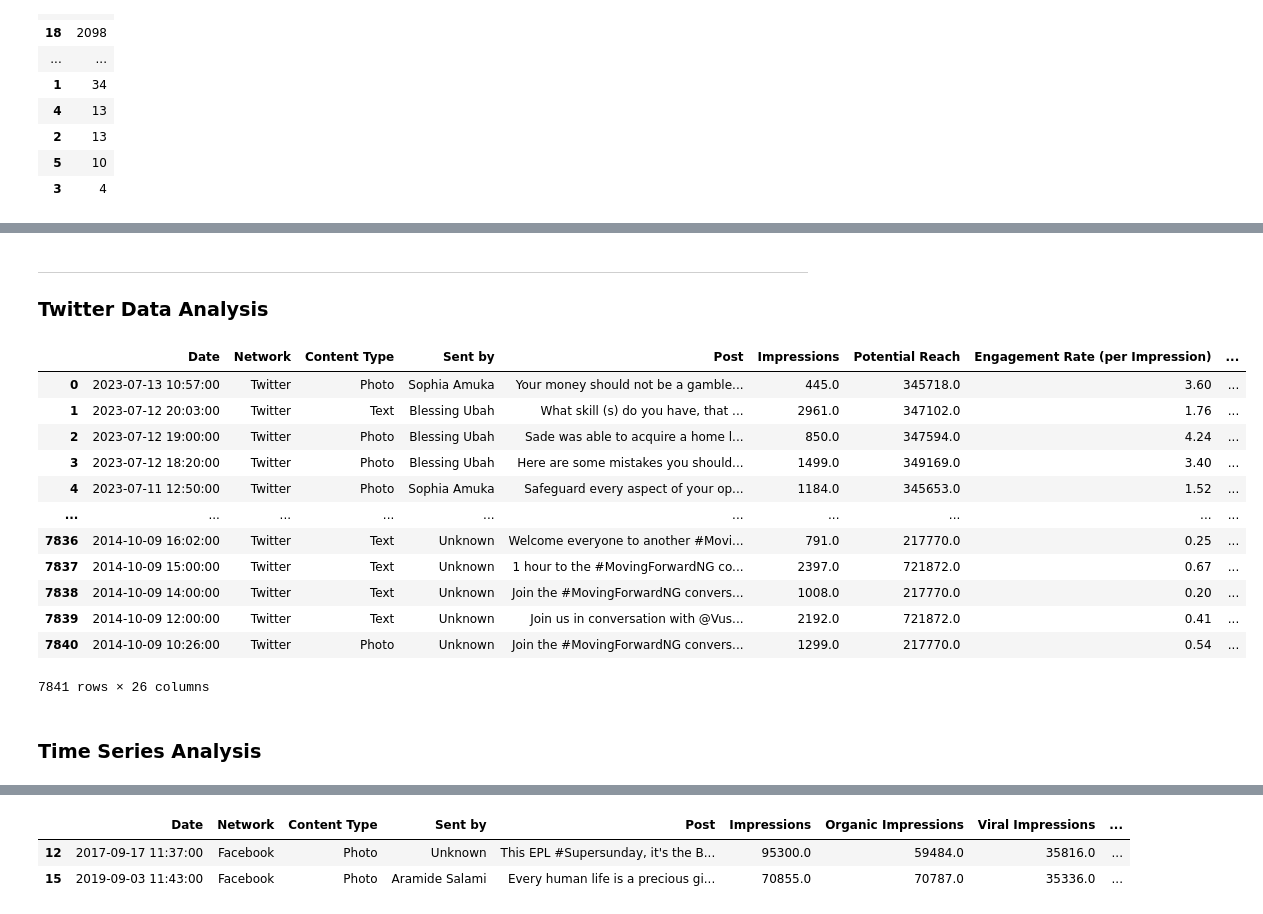
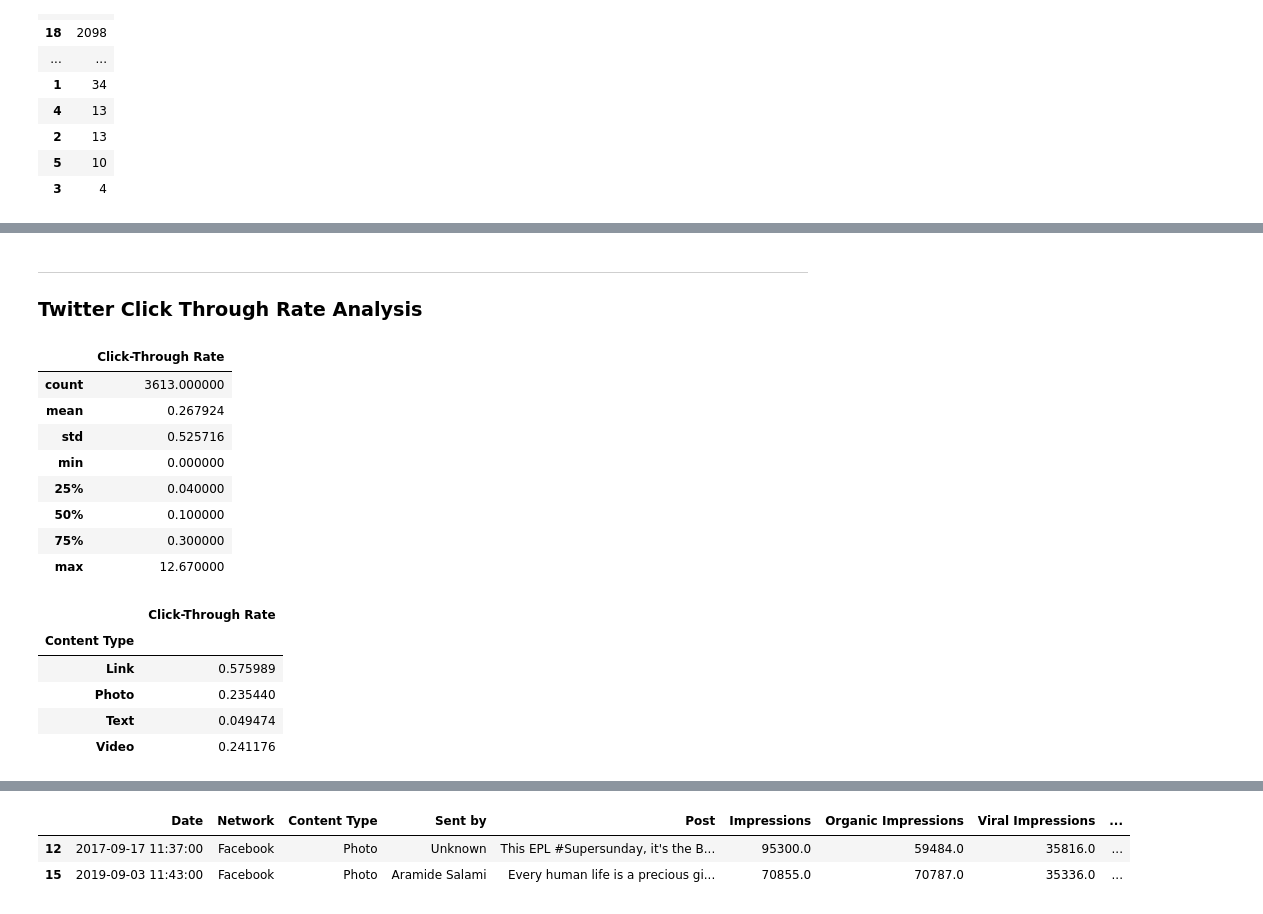
Before and after one commit to samaregbesola/Stanbic-IBTC, a Jupyter notebook: hackathon_codes.ipynb, the cells around one changed output, grey strips where cells are left out. Cells and saved outputs as stored; diff of their text form; code cells hidden in the pictures.

Commit message:
data exploration

```diff
--- a/hackathon_codes.ipynb
+++ b/hackathon_codes.ipynb
@@ -406,26 +563,30 @@ pd.DataFrame(social_media['hour'].value_counts().sort_values(ascending=False))
 # %% [markdown]
 ---
-### Twitter Data Analysis
+### Twitter Click Through Rate Analysis
 # %%
-# click-through rate analysis
-twitter[twitter['Has Link']
+### Twitter click through rate analysis
+# check the click through rate by network
+(twitter[twitter['Has Link'] == 1]
+[['Click-Through Rate']]).describe()
+# %% [output]
+|  | Click-Through Rate |
+| count | 3613.000000 |
+| mean | 0.267924 |
+| std | 0.525716 |
+| min | 0.000000 |
+| 25% | 0.040000 |
+| 50% | 0.100000 |
+| 75% | 0.300000 |
+| max | 12.670000 |
 # %%
-### Twitter click through rate analysis
-# check the click through rate by network
-twitter[twitter]
+# check the click through rate by content type
+(twitter[twitter['Has Link'] == 1]
+[['Click-Through Rate', 'Content Type']]
+.groupby('Content Type').mean())
 # %% [output]
-|  | Date | Network | Content Type | Sent by | Post | Impressions | Potential Reach | Engagement Rate (per Impression) | ... |
-| 0 | 2023-07-13 10:57:00 | Twitter | Photo | Sophia Amuka | Your money should not be a gamble... | 445.0 | 345718.0 | 3.60 | ... |
-| 1 | 2023-07-12 20:03:00 | Twitter | Text | Blessing Ubah | What skill (s) do you have, that ... | 2961.0 | 347102.0 | 1.76 | ... |
-| 2 | 2023-07-12 19:00:00 | Twitter | Photo | Blessing Ubah | Sade was able to acquire a home l... | 850.0 | 347594.0 | 4.24 | ... |
-| 3 | 2023-07-12 18:20:00 | Twitter | Photo | Blessing Ubah | Here are some mistakes you should... | 1499.0 | 349169.0 | 3.40 | ... |
-| 4 | 2023-07-11 12:50:00 | Twitter | Photo | Sophia Amuka | Safeguard every aspect of your op... | 1184.0 | 345653.0 | 1.52 | ... |
-| ... | ... | ... | ... | ... | ... | ... | ... | ... | ... |
-| 7836 | 2014-10-09 16:02:00 | Twitter | Text | Unknown | Welcome everyone to another #Movi... | 791.0 | 217770.0 | 0.25 | ... |
-| 7837 | 2014-10-09 15:00:00 | Twitter | Text | Unknown | 1 hour to the #MovingForwardNG co... | 2397.0 | 721872.0 | 0.67 | ... |
-| 7838 | 2014-10-09 14:00:00 | Twitter | Text | Unknown | Join the #MovingForwardNG convers... | 1008.0 | 217770.0 | 0.20 | ... |
-| 7839 | 2014-10-09 12:00:00 | Twitter | Text | Unknown | Join us in conversation with @Vus... | 2192.0 | 721872.0 | 0.41 | ... |
-| 7840 | 2014-10-09 10:26:00 | Twitter | Photo | Unknown | Join the #MovingForwardNG convers... | 1299.0 | 217770.0 | 0.54 | ... |
+|  | Click-Through Rate |
+| Content Type |  |
+| Link | 0.575989 |
+| Photo | 0.235440 |
+| Text | 0.049474 |
+| Video | 0.241176 |
-7841 rows × 26 columns
-# %% [markdown]
-### Time Series Analysis
```
Also changed, not shown: parts of 42 cells of this notebook.
